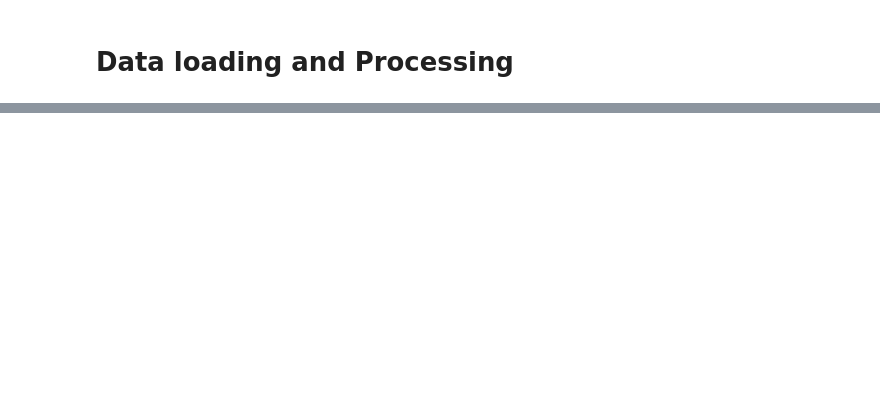
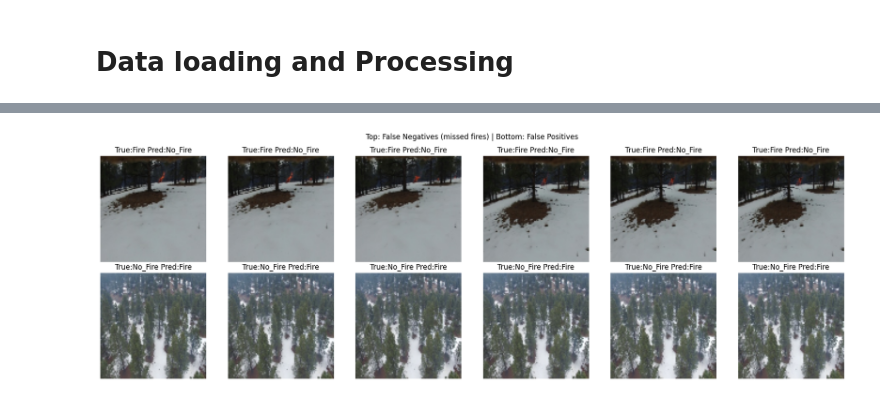
Before and after one commit to JaadTaymani/PHAS0056, a Jupyter notebook: D_Binary copy.ipynb, the cells around one changed output, grey strips where cells are left out. Cells and saved outputs as stored; diff of their text form; code cells hidden in the pictures; blank space fills up the shorter version.

```diff
--- a/D_Binary copy.ipynb
+++ b/D_Binary copy.ipynb
@@ -266,0 +300,26 @@ weighted avg       0.78      0.78      0.78      8617
+# %%
+y_pred_prob = model.predict(test_ds)
+pred_classes = (y_pred_prob > 0.5).astype(int).flatten()
+true_labels = np.concatenate([y.numpy() for _, y in test_ds])
+
+# Find false negatives (predicted No_Fire but actually Fire)
+fn_indices = np.where((pred_classes == 1) & (true_labels == 0))[0]
+# Find false positives (predicted Fire but actually No_Fire)
+fp_indices = np.where((pred_classes == 0) & (true_labels == 1))[0]
+
+# Get all test images
+all_images = np.concatenate([x.numpy() for x, _ in test_ds])
+
+fig, axes = plt.subplots(2, 6, figsize=(18, 6))
+fig.suptitle("Top: False Negatives (missed fires) | Bottom: False Positives")
+for i, idx in enumerate(fn_indices[:6]):
+    axes[0,i].imshow(all_images[idx])
+    axes[0,i].set_title(f"True:Fire Pred:No_Fire")
+    axes[0,i].axis('off')
+for i, idx in enumerate(fp_indices[:6]):
+    axes[1,i].imshow(all_images[idx])
+    axes[1,i].set_title(f"True:No_Fire Pred:Fire")
+    axes[1,i].axis('off')
+plt.tight_layout()
+plt.show()
+# %% [output]
@@ -266,0 +327 @@ weighted avg       0.78      0.78      0.78      8617
+[figure, added]
```
Also changed, not shown: parts of 10 cells of this notebook, 2 other files.
